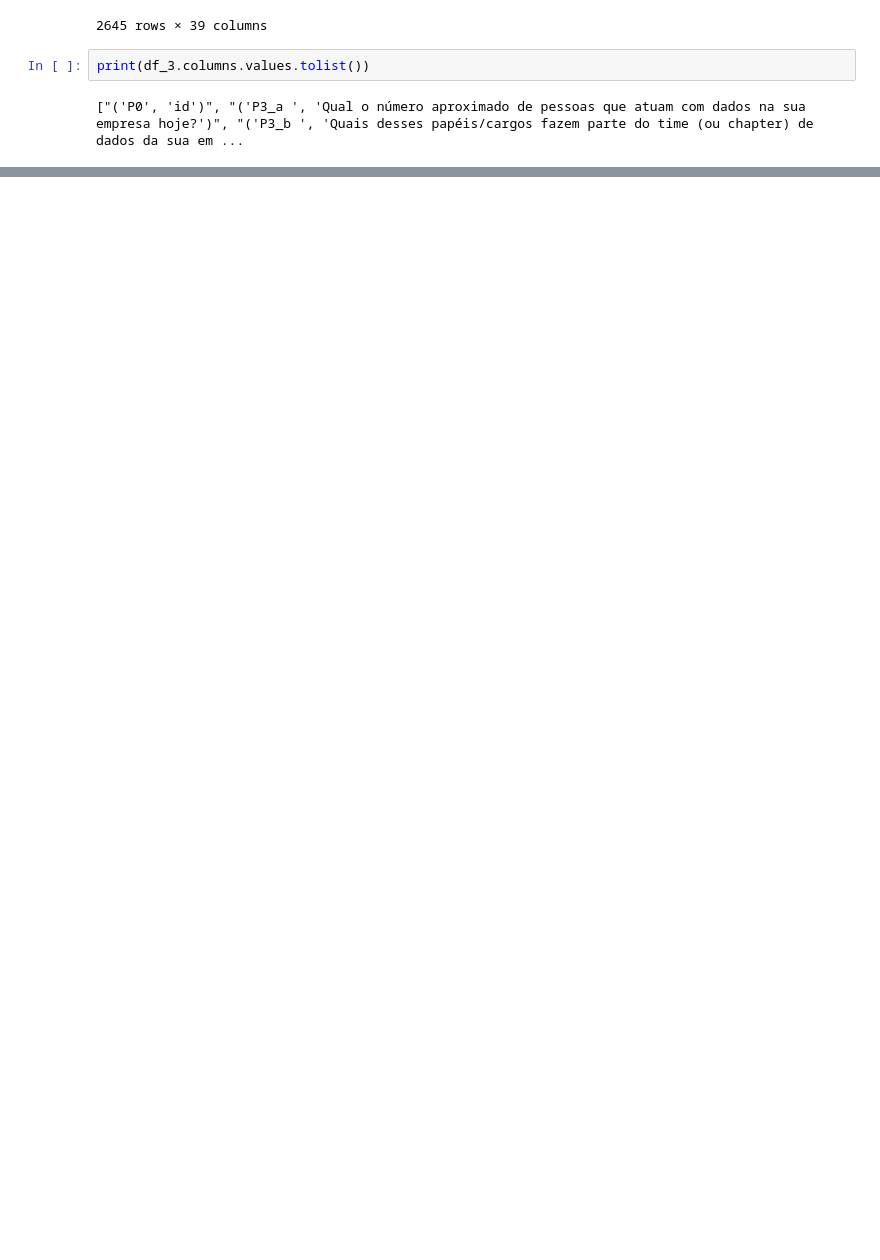
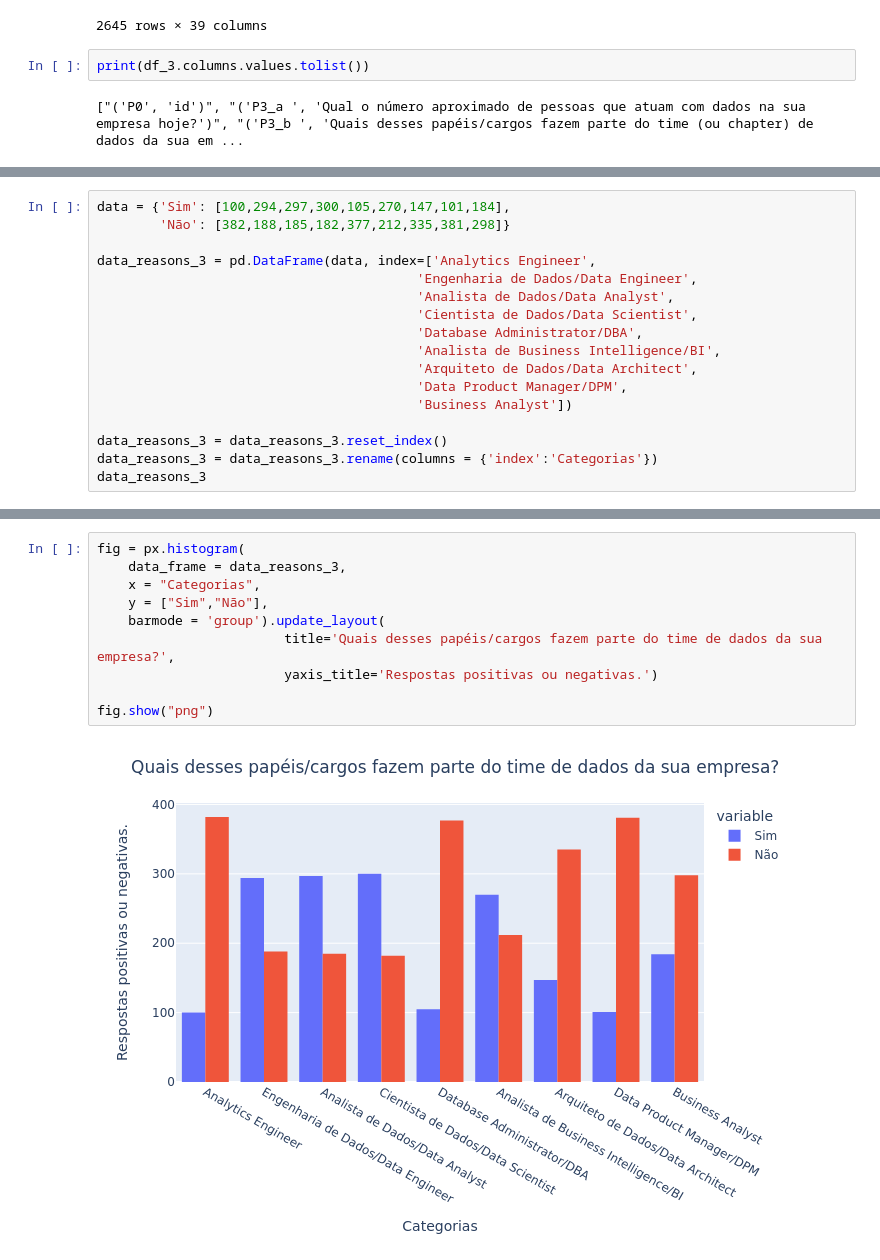
Before and after one commit to anyellequeiroz/State-of-Data-Brazil, a Jupyter notebook: State of data.ipynb, the cells around one changed output, grey strips where cells are left out. Saved outputs shown, nothing was run; the diff lists cells and outputs as text; blank space fills up the shorter version.

```diff
--- a/State of data.ipynb
+++ b/State of data.ipynb
@@ -681,0 +732,17 @@ fig.show("png")
+# %%
+data = {'Sim': [100,294,297,300,105,270,147,101,184],
+        'Não': [382,188,185,182,377,212,335,381,298]}
+
+data_reasons_3 = pd.DataFrame(data, index=['Analytics Engineer',
+                                         'Engenharia de Dados/Data Engineer',
+                                         'Analista de Dados/Data Analyst',
+                                         'Cientista de Dados/Data Scientist',
+                                         'Database Administrator/DBA',
+                                         'Analista de Business Intelligence/BI',
+                                         'Arquiteto de Dados/Data Architect',
+                                         'Data Product Manager/DPM',
+                                         'Business Analyst'])
+
+data_reasons_3 = data_reasons_3.reset_index()
+data_reasons_3 = data_reasons_3.rename(columns = {'index':'Categorias'})
+data_reasons_3
@@ -681,0 +760,12 @@ fig.show("png")
+# %%
+fig = px.histogram(
+    data_frame = data_reasons_3,
+    x = "Categorias",
+    y = ["Sim","Não"],
+    barmode = 'group').update_layout(
+                        title='Quais desses papéis/cargos fazem parte do time de dados da sua empresa?',
+                        yaxis_title='Respostas positivas ou negativas.')
+
+fig.show("png")
+# %% [output]
+[figure, added]
```
Also changed, not shown: parts of 11 cells of this notebook.
